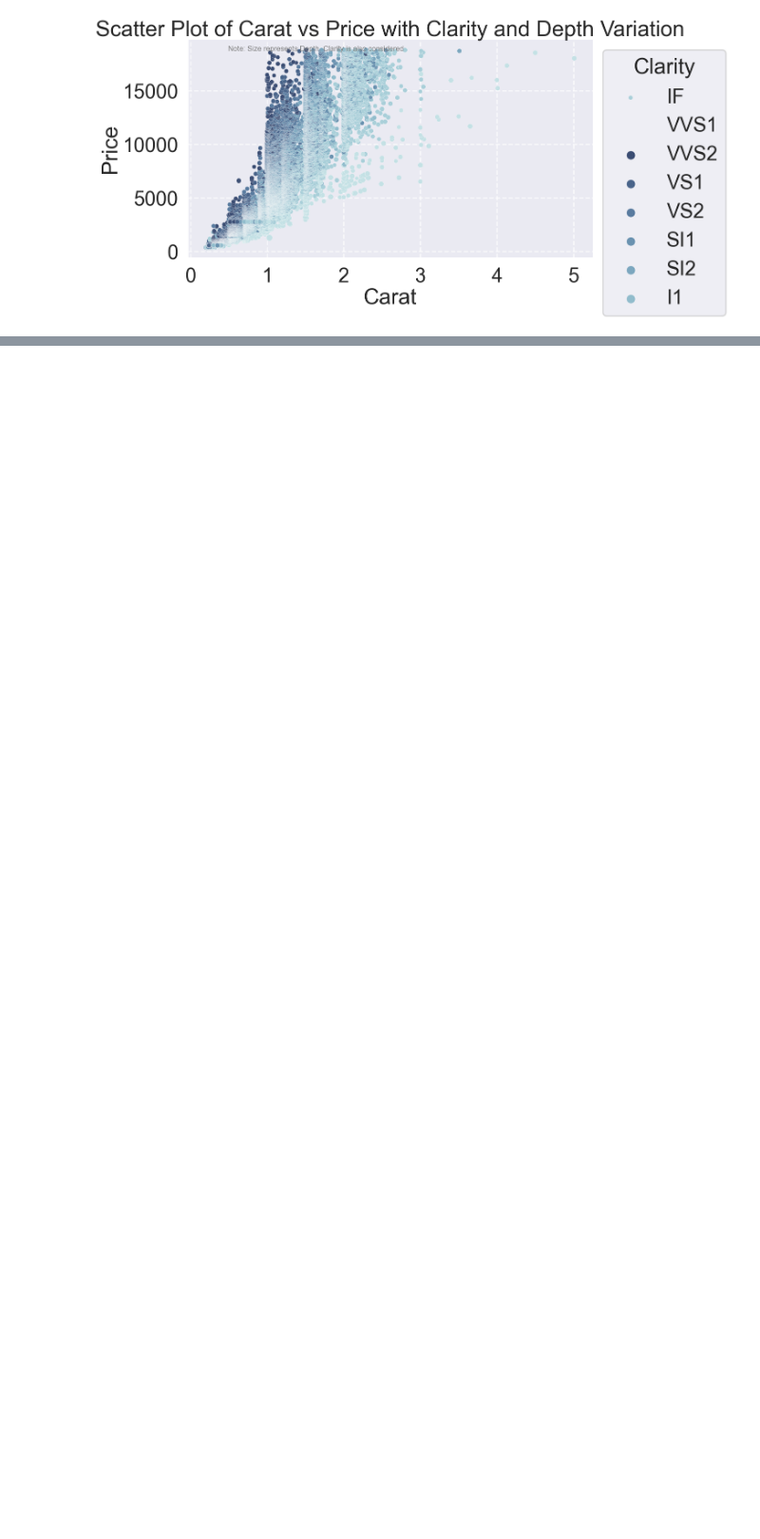
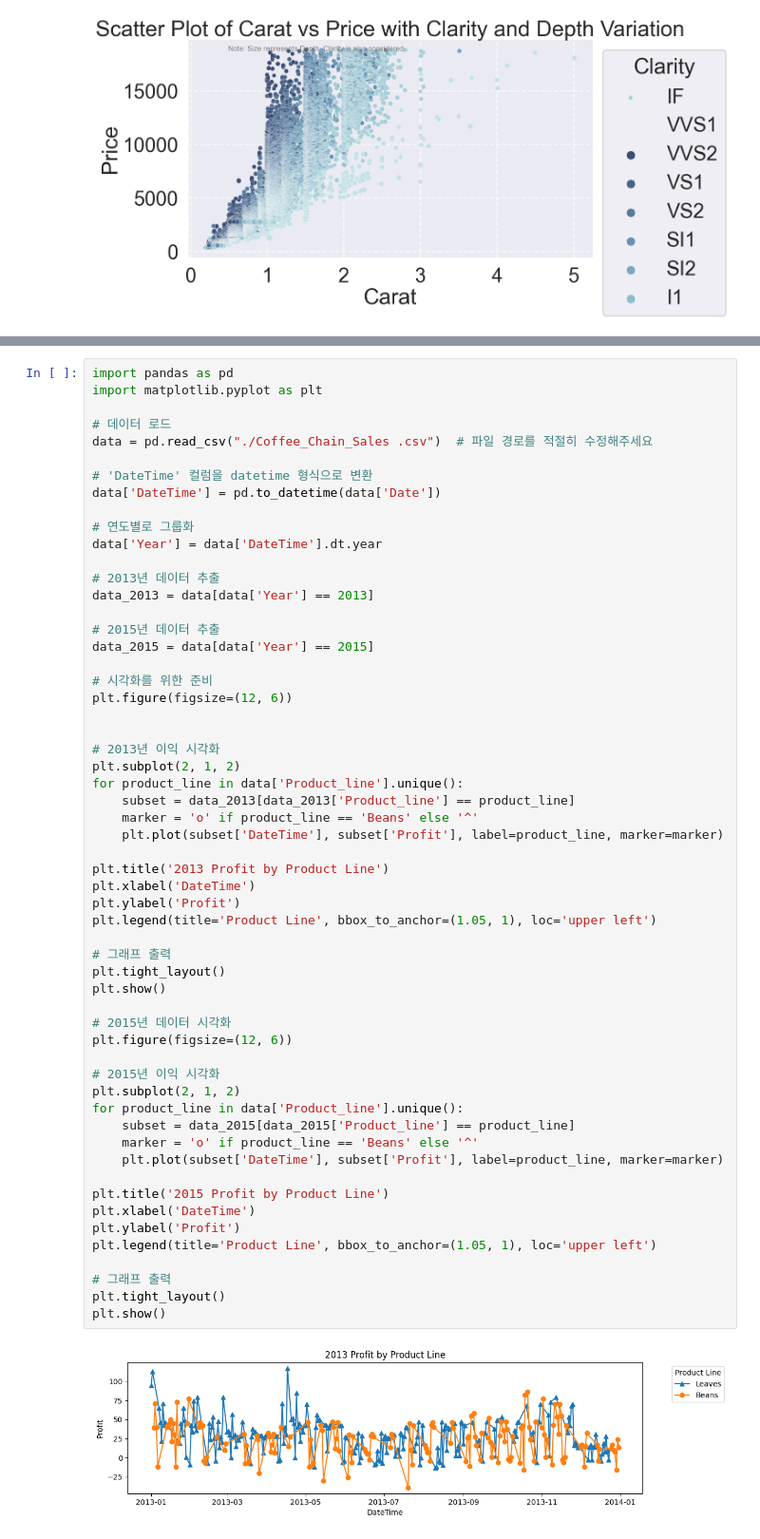
Before and after one commit to RJihyeon/Ybigta_assignment, a Jupyter notebook: 0116 assignment/0116_시각화_실습및과제.ipynb, the cells around one changed output, grey strips where cells are left out. Shown at 95% size. Drawn from its saved outputs; the diff is of its cells as text; blank space fills up the shorter version.

```diff
--- a/0116 assignment/0116_시각화_실습및과제.ipynb
+++ b/0116 assignment/0116_시각화_실습및과제.ipynb
@@ -214,0 +225,59 @@ plt.show()
+# %%
+import pandas as pd
+import matplotlib.pyplot as plt
+
+# 데이터 로드
+data = pd.read_csv("./Coffee_Chain_Sales .csv")  # 파일 경로를 적절히 수정해주세요
+
+# 'DateTime' 컬럼을 datetime 형식으로 변환
+data['DateTime'] = pd.to_datetime(data['Date'])
+
+# 연도별로 그룹화
+data['Year'] = data['DateTime'].dt.year
+
+# 2013년 데이터 추출
+data_2013 = data[data['Year'] == 2013]
+
+# 2015년 데이터 추출
+data_2015 = data[data['Year'] == 2015]
+
+# 시각화를 위한 준비
+plt.figure(figsize=(12, 6))
+
+
+# 2013년 이익 시각화
+plt.subplot(2, 1, 2)
+for product_line in data['Product_line'].unique():
+    subset = data_2013[data_2013['Product_line'] == product_line]
+    marker = 'o' if product_line == 'Beans' else '^'
+    plt.plot(subset['DateTime'], subset['Profit'], label=product_line, marker=marker)
+
+plt.title('2013 Profit by Product Line')
+plt.xlabel('DateTime')
+plt.ylabel('Profit')
+plt.legend(title='Product Line', bbox_to_anchor=(1.05, 1), loc='upper left')
+
+# 그래프 출력
+plt.tight_layout()
+plt.show()
+
+# 2015년 데이터 시각화
+plt.figure(figsize=(12, 6))
+
+# 2015년 이익 시각화
+plt.subplot(2, 1, 2)
+for product_line in data['Product_line'].unique():
+    subset = data_2015[data_2015['Product_line'] == product_line]
+    marker = 'o' if product_line == 'Beans' else '^'
+    plt.plot(subset['DateTime'], subset['Profit'], label=product_line, marker=marker)
+
+plt.title('2015 Profit by Product Line')
+plt.xlabel('DateTime')
+plt.ylabel('Profit')
+plt.legend(title='Product Line', bbox_to_anchor=(1.05, 1), loc='upper left')
+
+# 그래프 출력
+plt.tight_layout()
+plt.show()
+# %% [output]
+[figure, added]
```
Also changed, not shown: parts of 3 cells of this notebook, 1 other file.
